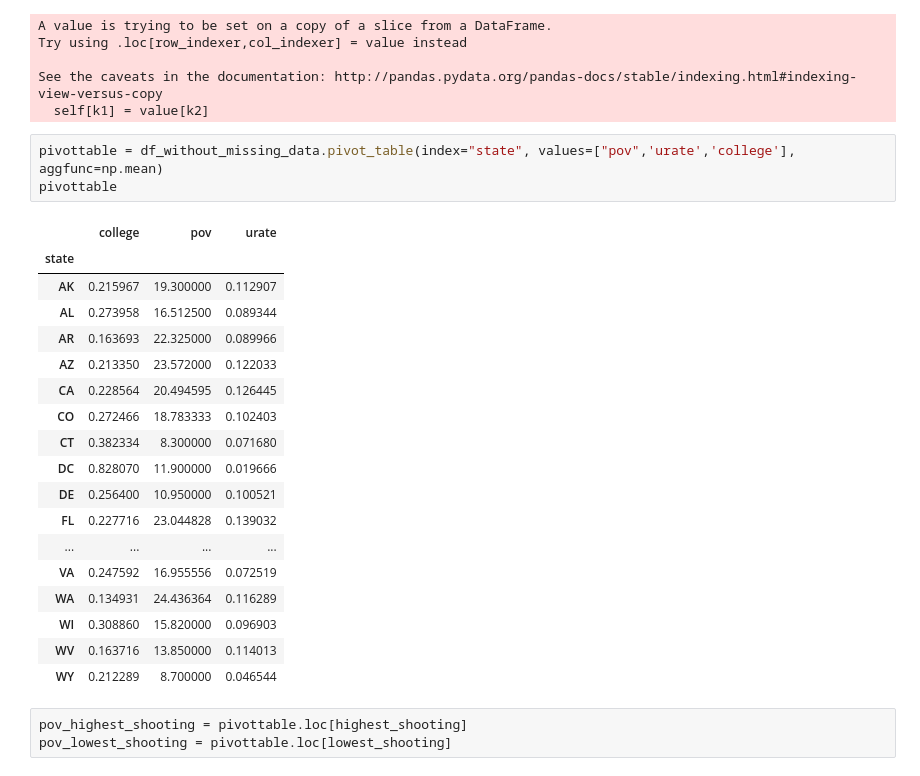
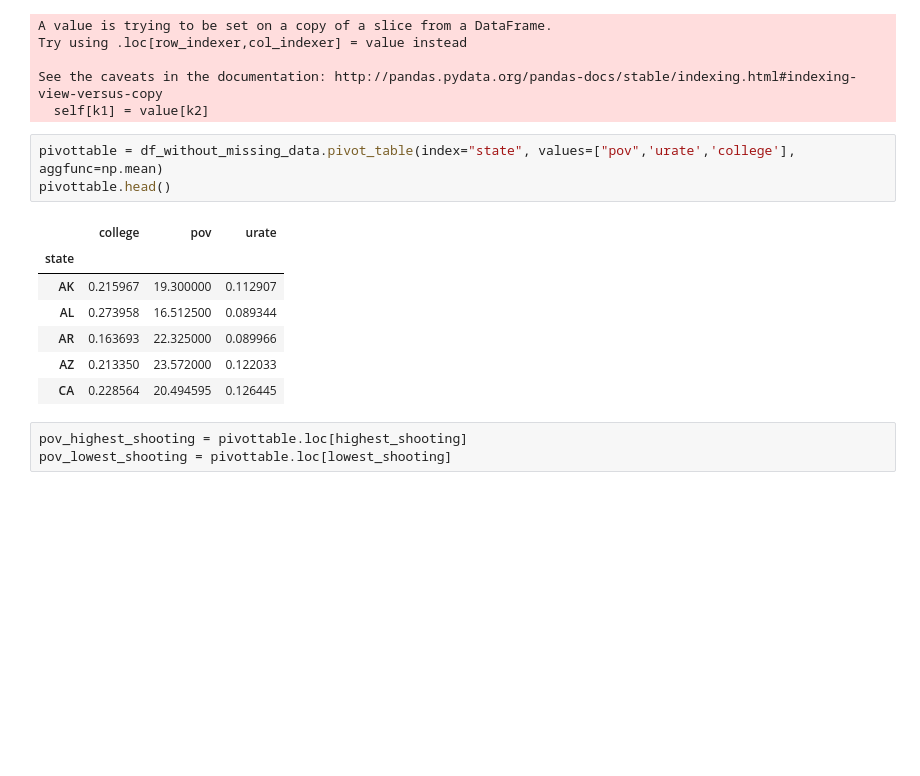
Before and after one commit to Chrisscross8/Portfolio, a Jupyter notebook: Police Killings in 2015.ipynb, the cells around one changed output. Saved outputs shown, nothing was run; the diff lists cells and outputs as text; blank space fills up the shorter version.

```diff
--- a/Police Killings in 2015.ipynb
+++ b/Police Killings in 2015.ipynb
@@ -394,26 +385,15 @@ See the caveats in the documentation: http://pandas.pydata.org/pandas-docs/stabl
   self[k1] = value[k2]
 # %%
 pivottable = df_without_missing_data.pivot_table(index="state", values=["pov",'urate','college'], aggfunc=np.mean)
-pivottable
+pivottable.head()
 # %% [output]
 |  | college | pov | urate |
 | state |  |  |  |
 | AK | 0.215967 | 19.300000 | 0.112907 |
 | AL | 0.273958 | 16.512500 | 0.089344 |
 | AR | 0.163693 | 22.325000 | 0.089966 |
 | AZ | 0.213350 | 23.572000 | 0.122033 |
 | CA | 0.228564 | 20.494595 | 0.126445 |
-| CO | 0.272466 | 18.783333 | 0.102403 |
-| CT | 0.382334 | 8.300000 | 0.071680 |
-| DC | 0.828070 | 11.900000 | 0.019666 |
-| DE | 0.256400 | 10.950000 | 0.100521 |
-| FL | 0.227716 | 23.044828 | 0.139032 |
-| ... | ... | ... | ... |
-| VA | 0.247592 | 16.955556 | 0.072519 |
-| WA | 0.134931 | 24.436364 | 0.116289 |
-| WI | 0.308860 | 15.820000 | 0.096903 |
-| WV | 0.163716 | 13.850000 | 0.114013 |
-| WY | 0.212289 | 8.700000 | 0.046544 |
 # %%
 pov_highest_shooting = pivottable.loc[highest_shooting]
 pov_lowest_shooting = pivottable.loc[lowest_shooting]
```
Also changed, not shown: parts of 11 cells of this notebook.
